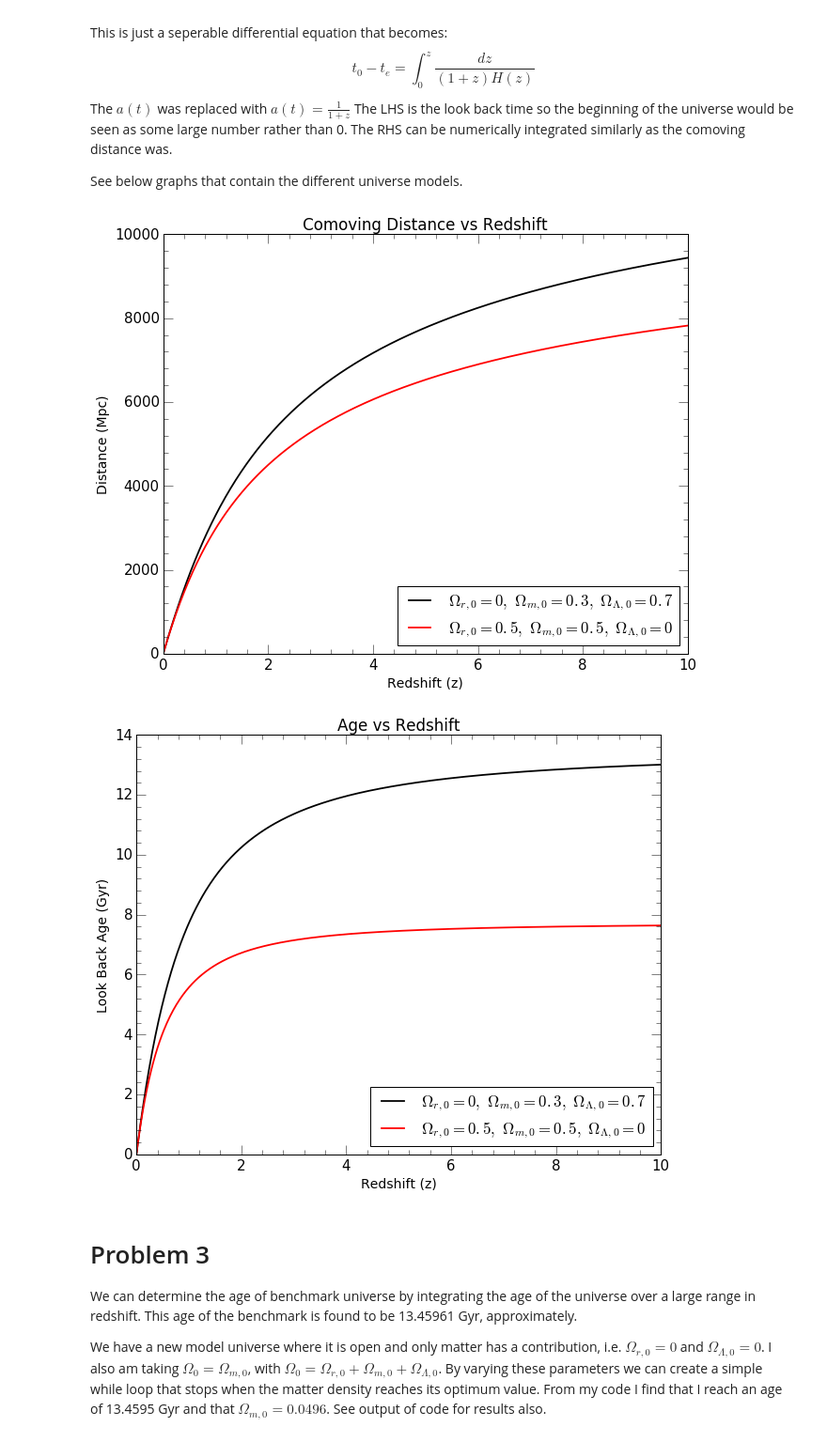
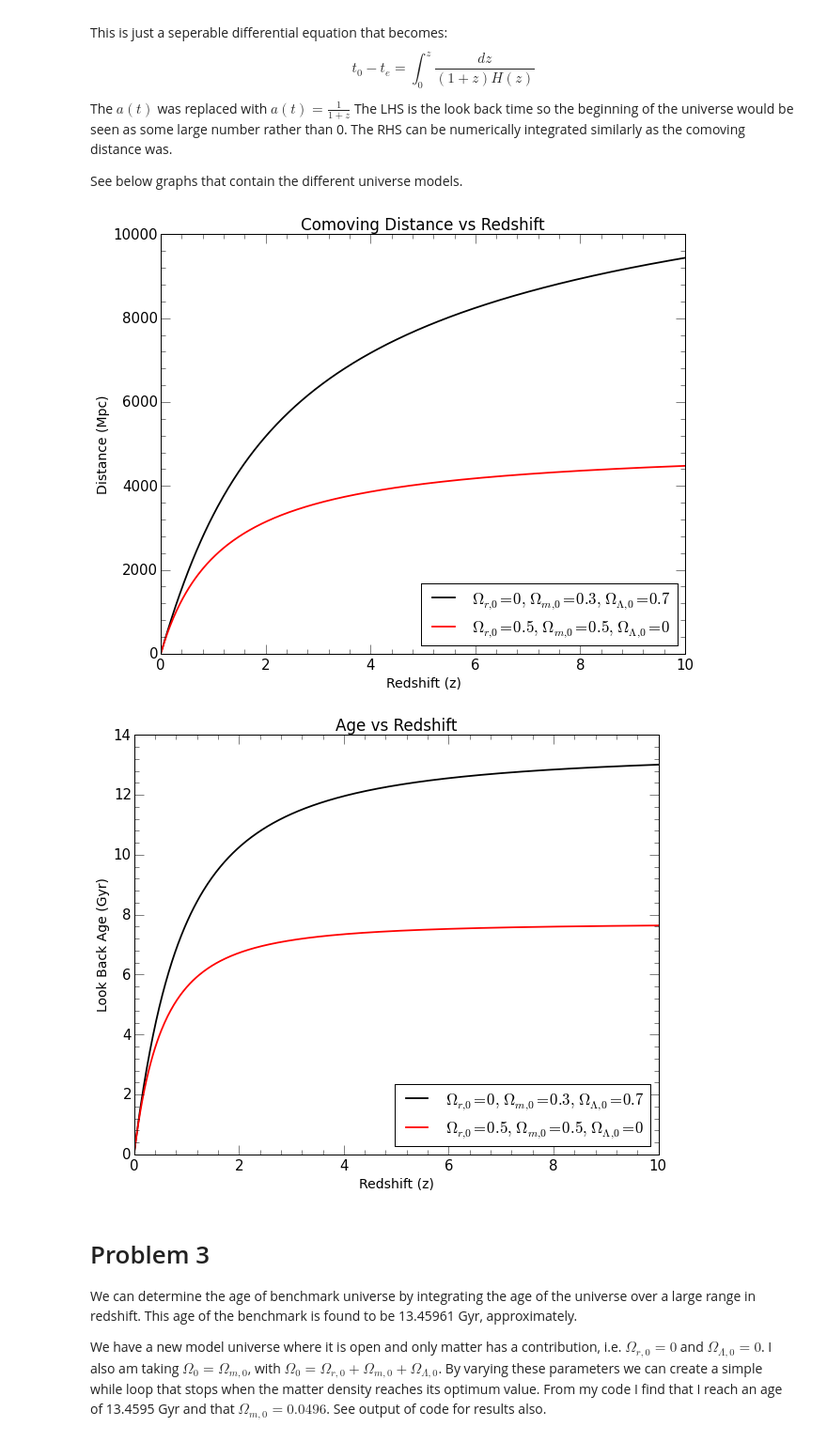
Before and after one commit to tristan3214/A425_2015, a Jupyter notebook: tristanHillis/Homework3.ipynb, the cells around one changed output. Shown at 94% size. Drawn from its saved outputs; the diff is of its cells as text; code cells hidden in the pictures.

```diff
--- a/tristanHillis/Homework3.ipynb
+++ b/tristanHillis/Homework3.ipynb
@@ -69,7 +69,7 @@ def H_z(H, omega_r, omega_m, omega_l, omega_o, z):
 
 # finding comoving distance
 model_a = lambda z: 299792458.0 / H_z(H_s, 0, 0.3, 0.7, 1.0, z) # part a model
-model_b = lambda z: 299792458.0 / H_z(H_s, 0.0, 0.5, 0.5, 1.0, z) # part b model
+model_b = lambda z: 299792458.0 / H_z(H_s, 0.5, 0.5, 0.0, 1.0, z) # part b model
 model_a_results = np.array([])
 model_b_results = np.array([])
 z = np.linspace(0, 10, 500) # redshift from 0 to 10
@@ -98,35 +98,35 @@ plt.legend(loc=4)
 plt.gca().xaxis.set_minor_locator(AutoMinorLocator(5))
 plt.gca().yaxis.set_minor_locator(AutoMinorLocator(5))
 
 # finding age of the universe
 
 model_a_time = lambda z: 1.0 /  ((1.0 + z) * H_z(H_gyr, 0, 0.3, 0.7, 1.0, z))
 model_b_time = lambda z: 1.0 /  ((1.0 + z) * H_z(H_gyr, 0.5, 0.5, 0, 1.0, z))
 model_a_time_results = np.array([])
 model_b_time_results = np.array([])
 
 # integration
 for i in z:
     current = quad(model_a_time, 0, i)
     model_a_time_results = np.append(model_a_time_results, current[0])
     current = quad(model_b_time, 0, i)
     model_b_time_results = np.append(model_b_time_results, current[0])
 
 plt.figure(2)
 plt.plot(z, model_a_time_results, color='k', label=r"$\Omega_{r,0}=0,\ \Omega_{m,0}=0.3,\ \Omega_{\Lambda,0}=0.7$")
 plt.plot(z, model_b_time_results, color='r', label=r"$\Omega_{r,0}=0.5,\ \Omega_{m,0}=0.5,\ \Omega_{\Lambda,0}=0$")
 
 plt.xlabel("Redshift (z)")
 plt.ylabel("Look Back Age (Gyr)")
 plt.title("Age vs Redshift")
 plt.legend(loc=4)
 
 # set minor ticks
 plt.gca().xaxis.set_minor_locator(AutoMinorLocator(5))
 plt.gca().yaxis.set_minor_locator(AutoMinorLocator(5))
 # %% [output]
-[figure, old version]
+[figure, new version]
-[figure, old version]
+[figure, new version]
 # %% [markdown]
 # Problem 3
 
```
